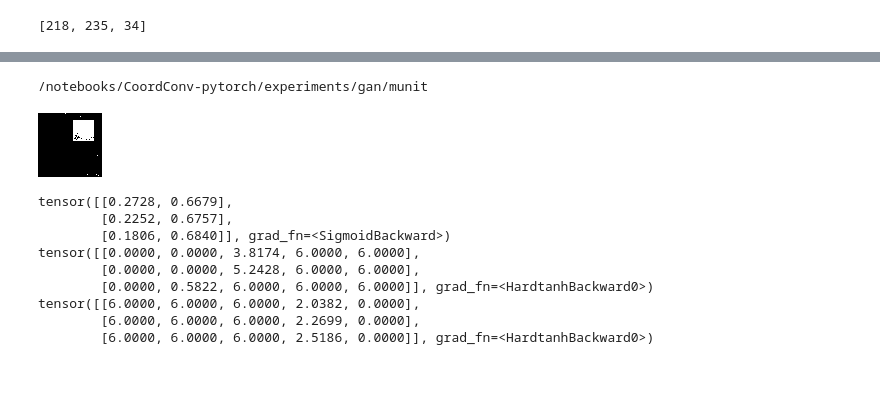
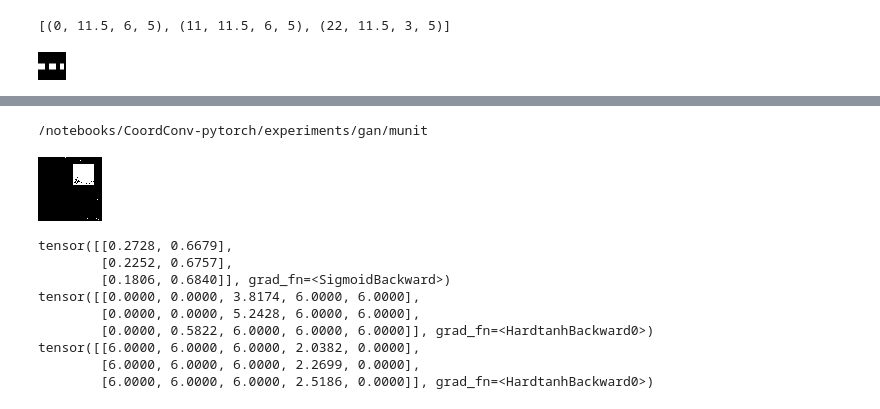
Before and after one commit to w121211/CoordConv, a Jupyter notebook: experiments/debug.ipynb, the cells around one changed output, grey strips where cells are left out. Cells and saved outputs as stored; diff of their text form; code cells hidden in the pictures; blank space fills up the shorter version.

```diff
--- a/experiments/debug.ipynb
+++ b/experiments/debug.ipynb
@@ -19,5 +15 @@ from config import get_cfg_defaults
 from faker import Faker
-# %%
-[int(x) for x in fake.rgb_color().split(',')]
-# %% [output]
-[218, 235, 34]
@@ -23,0 +58,51 @@ from faker import Faker
+# %%
+cuda = True if torch.cuda.is_available() else False
+img_size = 28
+painter = Paste2d(img_size)
+
+def sample_text_layout():
+    w, h = img_size, img_size
+    fake = Faker()
+
+    for i in range():
+        _sample_one(i)
+
+    def _sample_one(i):
+        # sample text seed
+        # textbox = (0, 0, fake.pyint(min_value=w*2/3, max_value=w, step=1))  # (x, y, w, h)
+        token_h = 5
+        textbox_wh = (w*2/3, token_h)
+    #     textbox_xy = (w - textbox_wh[0] / 2, h - textbox_wh[1] / 2)
+        textbox_xy = (0, (h - textbox_wh[1]) / 2)
+        n_tokens = fake.pyint(min=1, max=3, step=1)
+        token_gap = fake.pyint(min=3, max=5, step=1)
+        tokens_width = (fake.pyint(min=3, max=6, step=1) for _ in range(n_tokens))
+
+        _x, _y = textbox_xy
+        tokens_xywh = []
+        for _w in tokens_width:
+            tokens_xywh.append((_x, _y, _w, token_h))
+            _x += _w + token_gap
+
+        print(tokens_xywh)
+
+        # render token boxes
+        transform = transforms.ToPILImage()
+        y = torch.zeros(1, 1,  w, h)
+        for i, (x0, y0, _w, _h) in enumerate(tokens_xywh):
+            x1, y1 = x0+_w, y0+_h
+            x = torch.tensor([[x0 / w, y0 / h, x1 / w, y1 / h]]).float()
+            if cuda:
+              x = x.cuda()
+            y += painter(x)
+
+        im = transform(y[0].cpu())
+        im.save("%s/%d.png" % (opt.data_path, i), "PNG")
+#         return im
+
+sample_text_layout()
+# y = painter(torch.tensor([[0.5, 0.5, 1, 1]]).float())
+# y
+# %% [output]
+[(0, 11.5, 6, 5), (11, 11.5, 6, 5), (22, 11.5, 3, 5)]
+[figure, added]
```
Also changed, not shown: parts of 3 cells of this notebook, 5 other files.
